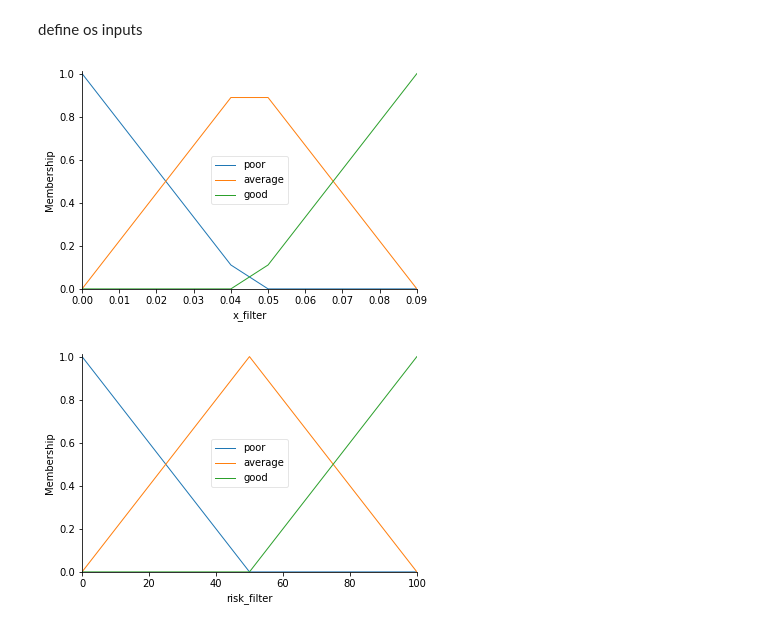
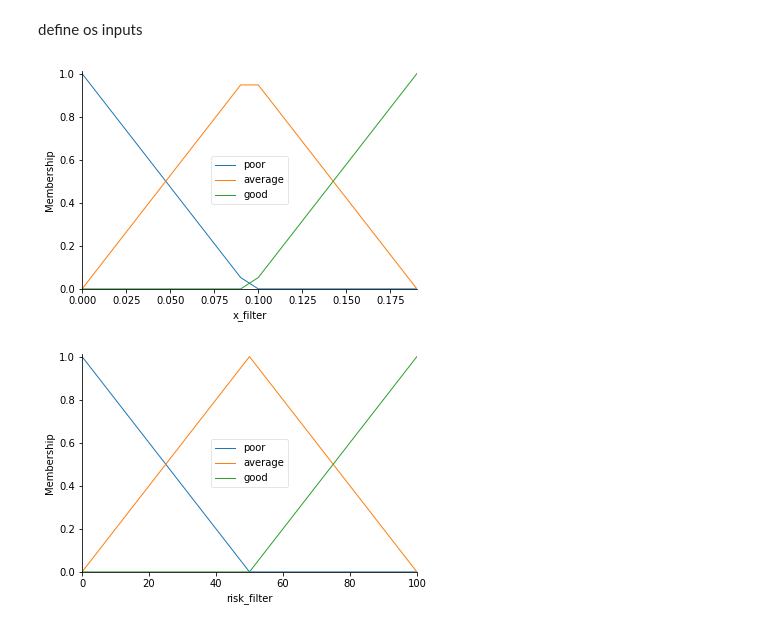
Before and after one commit to luizcartolano2/mc906, a Jupyter notebook: projeto3/fuzzy.ipynb, the cells around one changed output. Cells and saved outputs as stored; diff of their text form; code cells hidden in the pictures.

```diff
--- a/projeto3/fuzzy.ipynb
+++ b/projeto3/fuzzy.ipynb
@@ -39,11 +256,11 @@ warnings.filterwarnings('ignore')
 # %% [markdown]
 define os inputs
 # %%
-x_filter = ctrl.Antecedent(np.arange(0, 0.10, 0.01), 'x_filter')
+x_filter = ctrl.Antecedent(np.arange(0, 0.20, 0.01), 'x_filter')
 x_filter.automf(3)
 x_filter.view()
 # %% [output]
-[figure, old version]
+[figure, new version]
 # %%
 risk_filter = ctrl.Antecedent(np.arange(0,101,1), 'risk_filter')
 risk_filter.automf(3)
```
Also changed, not shown: parts of 20 cells of this notebook, 1 other file.
